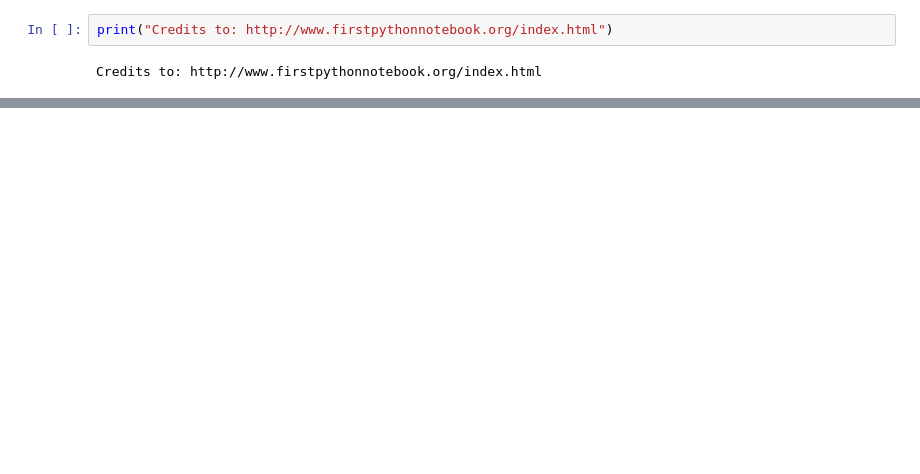
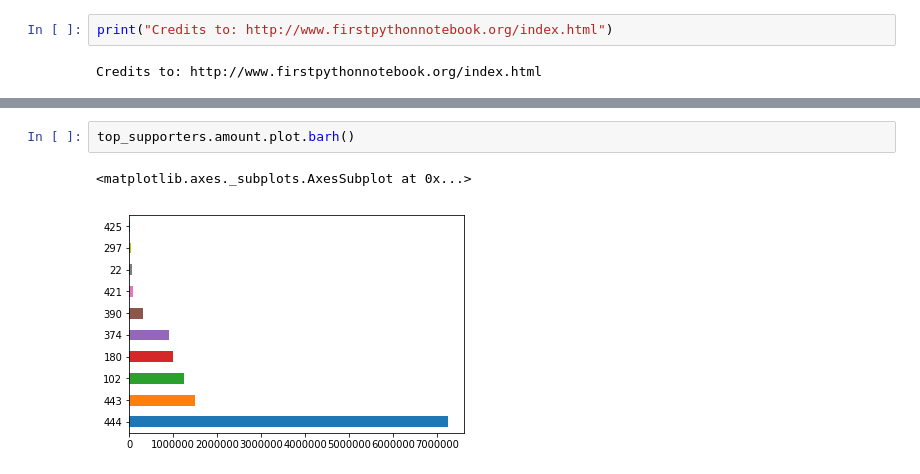
Before and after one commit to cesarpgouveia/first-python-notebook, a Jupyter notebook: First_Python_Notebook.ipynb, the cells around one changed output, grey strips where cells are left out. Saved outputs shown, nothing was run; the diff lists cells and outputs as text; blank space fills up the shorter version.

```diff
--- a/First_Python_Notebook.ipynb
+++ b/First_Python_Notebook.ipynb
@@ -507,0 +559,5 @@ Credits to: http://www.firstpythonnotebook.org/index.html
+# %%
+top_supporters.amount.plot.barh()
+# %% [output]
+<matplotlib.axes._subplots.AxesSubplot at 0x...>
+[figure, added]
```
Also changed, not shown: parts of 26 cells of this notebook.
